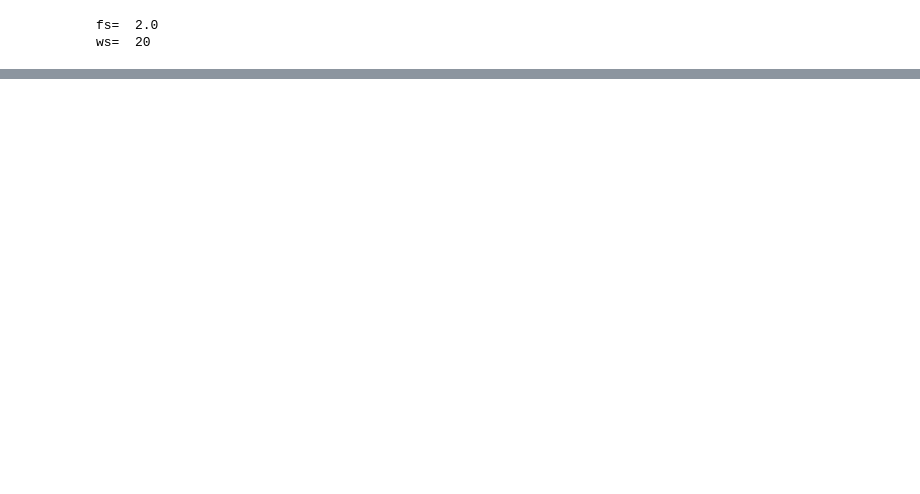
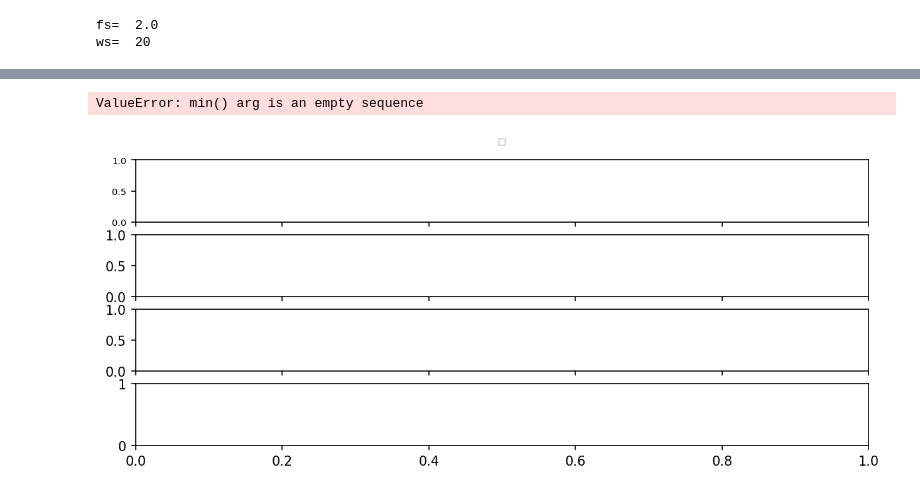
Before and after one commit to nedimazar/MLQS-G91-A1, a Jupyter notebook: src/A3_ch4.ipynb, the cells around one changed output, grey strips where cells are left out. Cells and saved outputs as stored; diff of their text form; code cells hidden in the pictures; blank space fills up the shorter version.

```diff
--- a/src/A3_ch4.ipynb
+++ b/src/A3_ch4.ipynb
@@ -182,0 +202,8 @@ plot_frequencies(dataset, ['acc_x_max_freq', 'acc_y_max_freq', 'acc_z_max_freq',
+# %%
+plot_frequencies(dataset, ['acc_x_weighted', 'acc_y_weighted', 'acc_z_weighted','label-'], ['like','like', 'like', 'like'], ['line','line', 'line', 'points'],title="")
+plot_frequencies(dataset, ['grav_x_weighted', 'grav_y_weighted', 'grav_z_weighted','label-'], ['like','like', 'like', 'like'], ['line','line', 'line', 'points'],title="")
+plot_frequencies(dataset, ['lin_x_weighted', 'lin_y_weighted', 'lin_z_weighted','label-'], ['like','like', 'like', 'like'], ['line','line', 'line', 'points'],title="")
+plot_frequencies(dataset, ['gyr_x_weighted', 'gyr_y_weighted', 'gyr_z_weighted','label-'], ['like','like', 'like', 'like'], ['line','line', 'line', 'points'],title="")
+# %% [output]
+ValueError: min() arg is an empty sequence
+[figure, added]
```
Also changed, not shown: parts of 10 cells of this notebook, 1 other file.
